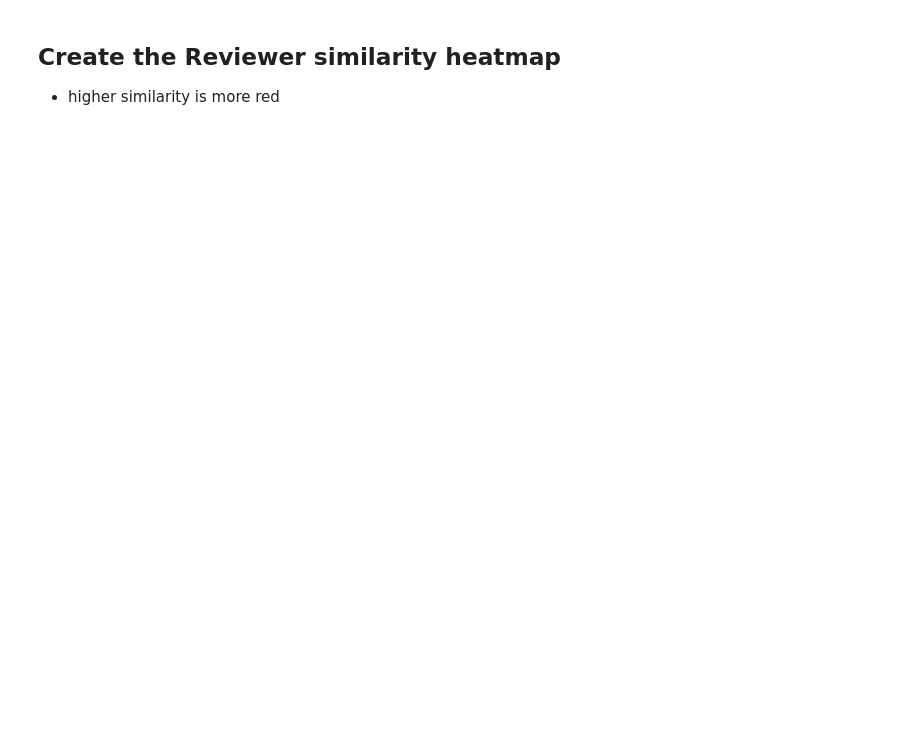
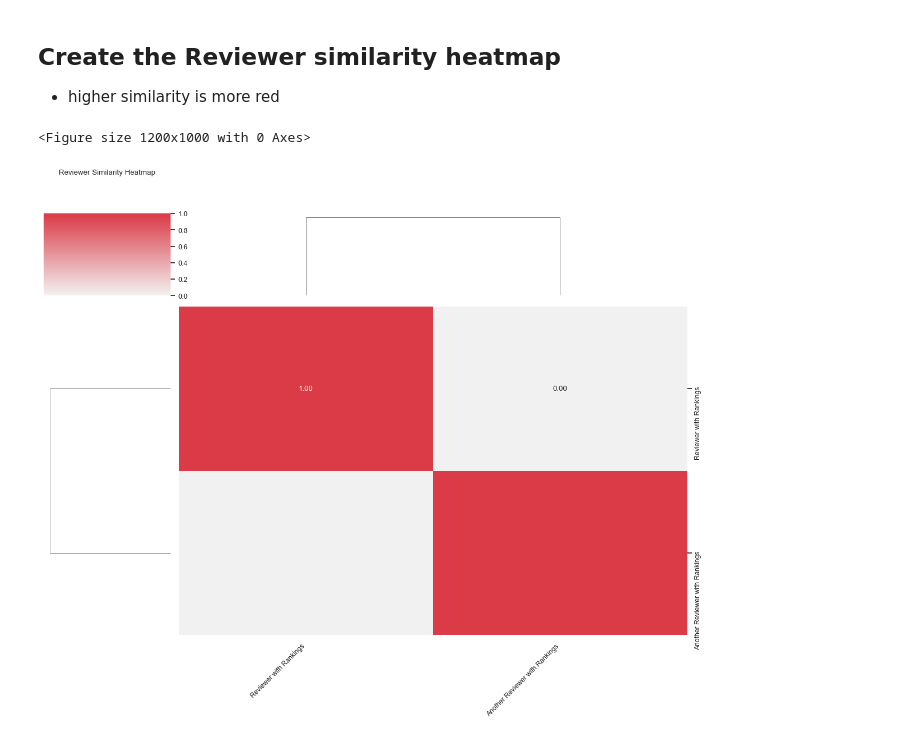
Before and after one commit to idekerlab/agent_evaluation, a Jupyter notebook: notebooks/testing_statistical_analysis.ipynb, the cells around one changed output. Saved outputs shown, nothing was run; the diff lists cells and outputs as text; code cells hidden in the pictures; blank space fills up the shorter version.

```diff
--- a/notebooks/testing_statistical_analysis.ipynb
+++ b/notebooks/testing_statistical_analysis.ipynb
@@ -203,9 +226,7 @@ review_plan = ReviewPlan.load(db, review_sets[0].review_plan_id)
 for reviewer_id in review_plan.analyst_ids:
     print(f'making jvec for reviewer: {reviewer_id}')
     judgment_vector, review_jvecs = create_judgment_vector(db, review_sets=review_sets, reviewer_id=reviewer_id)
-    print("review jvecs:")
-    for jvec in review_jvecs:
-        print(jvec)
+    print(f"review jvecs: {review_jvecs}")
     reviewer_judgment_vectors[reviewer_id] = {"judgment_vector": judgment_vector,
                                                "review_judgment_vectors": review_jvecs}
 
@@ -311,7 +337,18 @@ ValueError: n_components=2 must be between 0 and min(n_samples, n_features)=1 wi
  - higher similarity is more red
 # %%
 
-def reviewer_similarity_heatmap(reviewer_judgment_vectors, metric='cosine', method='average', figsize=(12, 10)):
+import seaborn as sns
+
+"""
+
+{'analyst_8148fd22-bdd8-4bda-910d-f7301f98a64d': {'judgment_vector': array([1, 1, 0], dtype=int8),
+  'review_judgment_vectors': {'analyst_8148fd22-bdd8-4bda-910d-f7301f98a64d': array([1, 1, 0], dtype=int8)}},
+ 'analyst_84a2a6a3-ba70-4c9e-98ce-416aaaf5fad1': {'judgment_vector': array([-1,  1,  1], dtype=int8),
+  'review_judgment_vectors': {'analyst_84a2a6a3-ba70-4c9e-98ce-416aaaf5fad1': array([-1,  1,  1], dtype=int8)}}}
+
+"""
+
+def reviewer_similarity_heatmap(db, reviewer_judgment_vectors, metric='cosine', method='average', figsize=(12, 10)):
     """
     Create a similarity heatmap for judgment vectors with clustering.
 
@@ -327,8 +364,9 @@ def reviewer_similarity_heatmap(reviewer_judgment_vectors, metric='cosine', meth
     # List of reviewer labels
     reviewer_labels = []
 
-    for reviewer, judgement_vector in reviewer_judgment_vectors:
-        judgment_vectors.append(judgement_vector)
+    for reviewer_id, judgement_vector in reviewer_judgment_vectors.items():
+        reviewer = Analyst.load(db, reviewer_id)
+        judgment_vectors.append(judgement_vector["judgment_vector"])
         reviewer_labels.append(reviewer.name)
 
     # Compute pairwise distances
@@ -366,4 +404,7 @@ def reviewer_similarity_heatmap(reviewer_judgment_vectors, metric='cosine', meth
 # %%
 #from app.analysis import reviewer_similarity_heatmap
 
-reviewer_similarity_heatmap(reviewer_judgment_vectors)
+reviewer_similarity_heatmap(db, reviewer_judgment_vectors)
+# %% [output]
+<Figure size 1200x1000 with 0 Axes>
+[figure, added]
```
Also changed, not shown: parts of 5 cells of this notebook, 1 other file.
